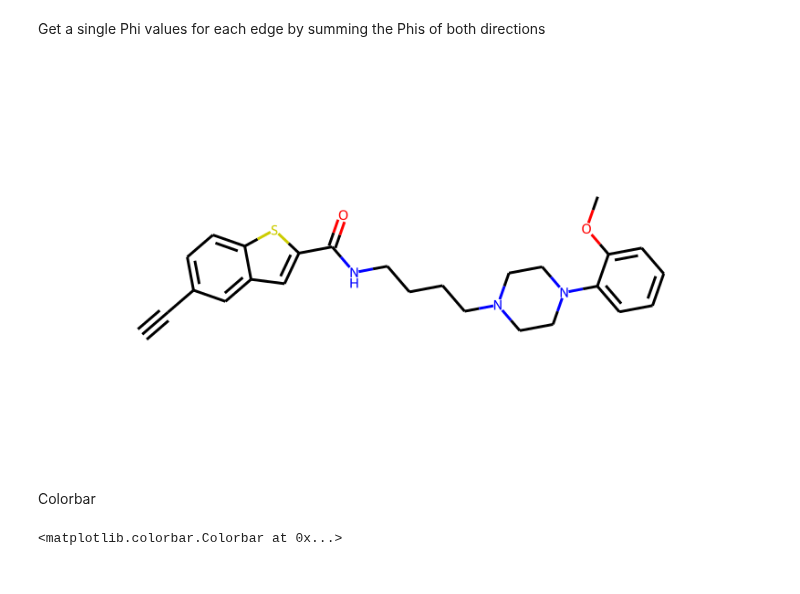
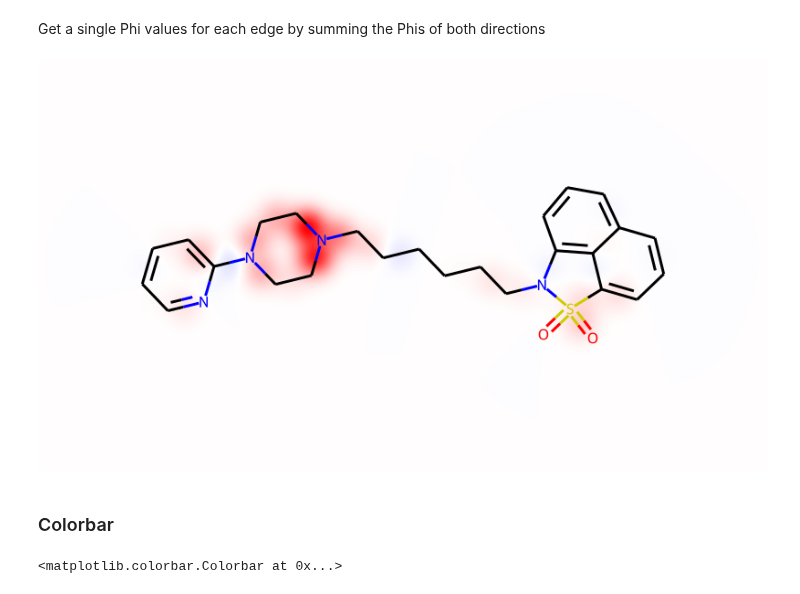
Before and after one commit to AndMastro/EdgeSHAPer, a Jupyter notebook: src/explanations_visualizer.ipynb, the cells around one changed output. Drawn from its saved outputs; the diff is of its cells as text; code cells hidden in the pictures.

```diff
--- a/src/explanations_visualizer.ipynb
+++ b/src/explanations_visualizer.ipynb
@@ -12,7 +12,7 @@ from rdkit_heatmaps.utils import transform2png
 # %% [markdown]
 ### Definition and preparation of an exemplary compound.
 # %%
-test_cpd_smile = "C#Cc1ccc2sc(C(=O)NCCCCN3CCN(c4ccccc4OC)CC3)cc2c1" #"Cc1ncsc1-c1nnc(SCCCN2CCC3(CC3c3ccc(C(F)(F)F)cc3)C2)n1C"
+test_cpd_smile = "O=S1(=O)c2cccc3cccc(c23)N1CCCCCCN1CCN(c2ccccn2)CC1" #"Cc1ncsc1-c1nnc(SCCCN2CCC3(CC3c3ccc(C(F)(F)F)cc3)C2)n1C"
 test_mol = Chem.MolFromSmiles(test_cpd_smile)
 test_mol = Draw.PrepareMolForDrawing(test_mol)
 
@@ -179,15 +195,19 @@ for i in range(len(phi)):
 
 # rdkit_bonds_phi
 # %%
-# canvas = mapvalues2mol(test_mol, None, rdkit_bonds_phi, atom_width=0.2, bond_length=0.5, bond_width=0.5) #TBD: only one direction for edges? bonds weights is wrt rdkit bonds order?
-canvas = mapvalues2mol(test_mol, None, rdkit_bonds_phi, atom_width=0, bond_length=0, bond_width=0)
+canvas = mapvalues2mol(test_mol, None, rdkit_bonds_phi, atom_width=0.2, bond_length=0.5, bond_width=0.5) #TBD: only one direction for edges? bonds weights is wrt rdkit bonds order?
+# canvas = mapvalues2mol(test_mol, None, rdkit_bonds_phi, atom_width=0, bond_length=0, bond_width=0)
+opts = canvas.drawOptions()
+opts.clearBackground=True
+# opts.setBackgroundColour((0,0,0))
+canvas.SetDrawOptions(opts)
 img = transform2png(canvas.GetDrawingText())
-img.save("molecule_300dpi.png", dpi = (300,300))
+img.save("molecule_300dpi_no_background.png", dpi = (300,300))
 img
 # %% [output]
-[figure, old version]
+[figure, new version]
-# %% [markdown]
-Colorbar
+# %% [markdown]
+### Colorbar
 # %%
 import pylab as pl
 import numpy as np
```
Also changed, not shown: parts of 5 cells of this notebook, 1 other file.
